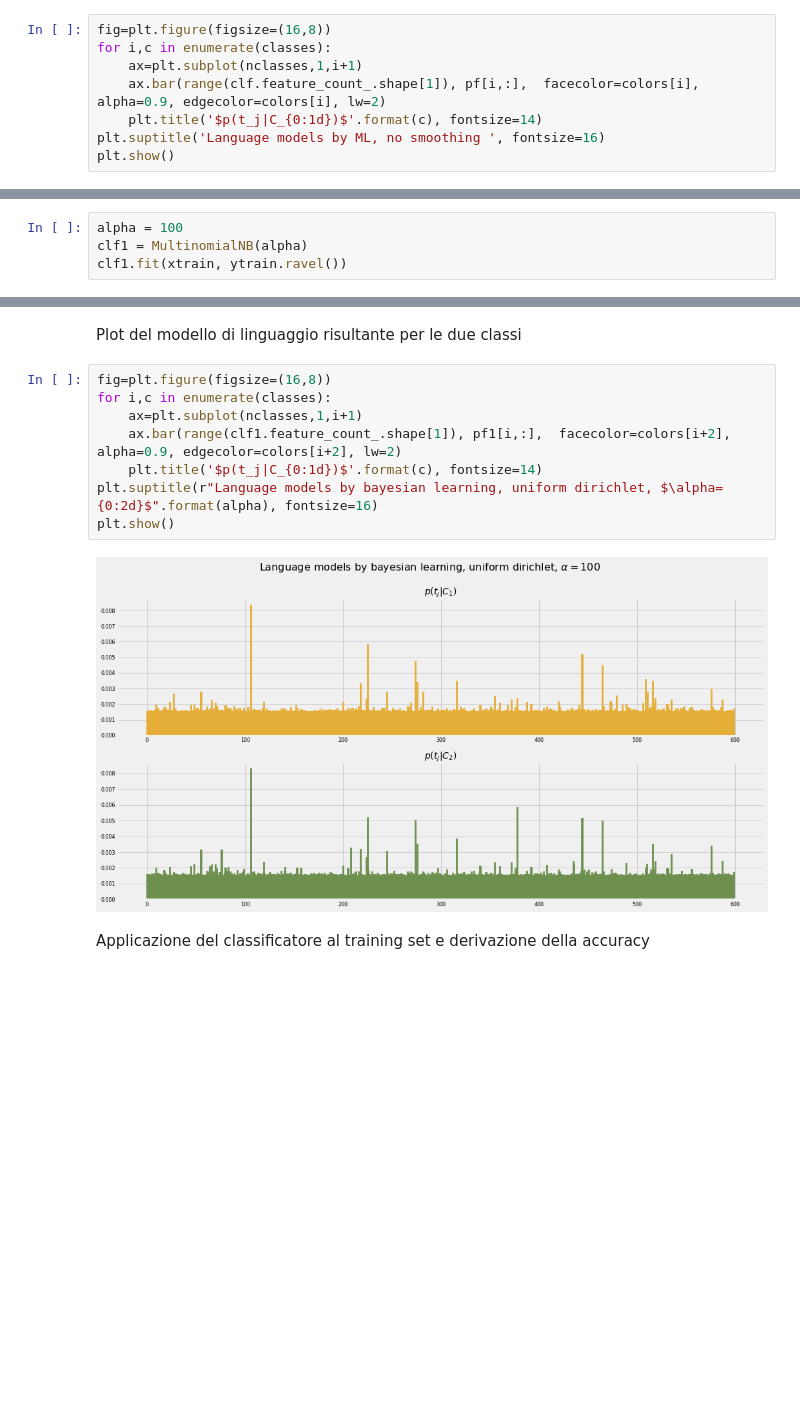
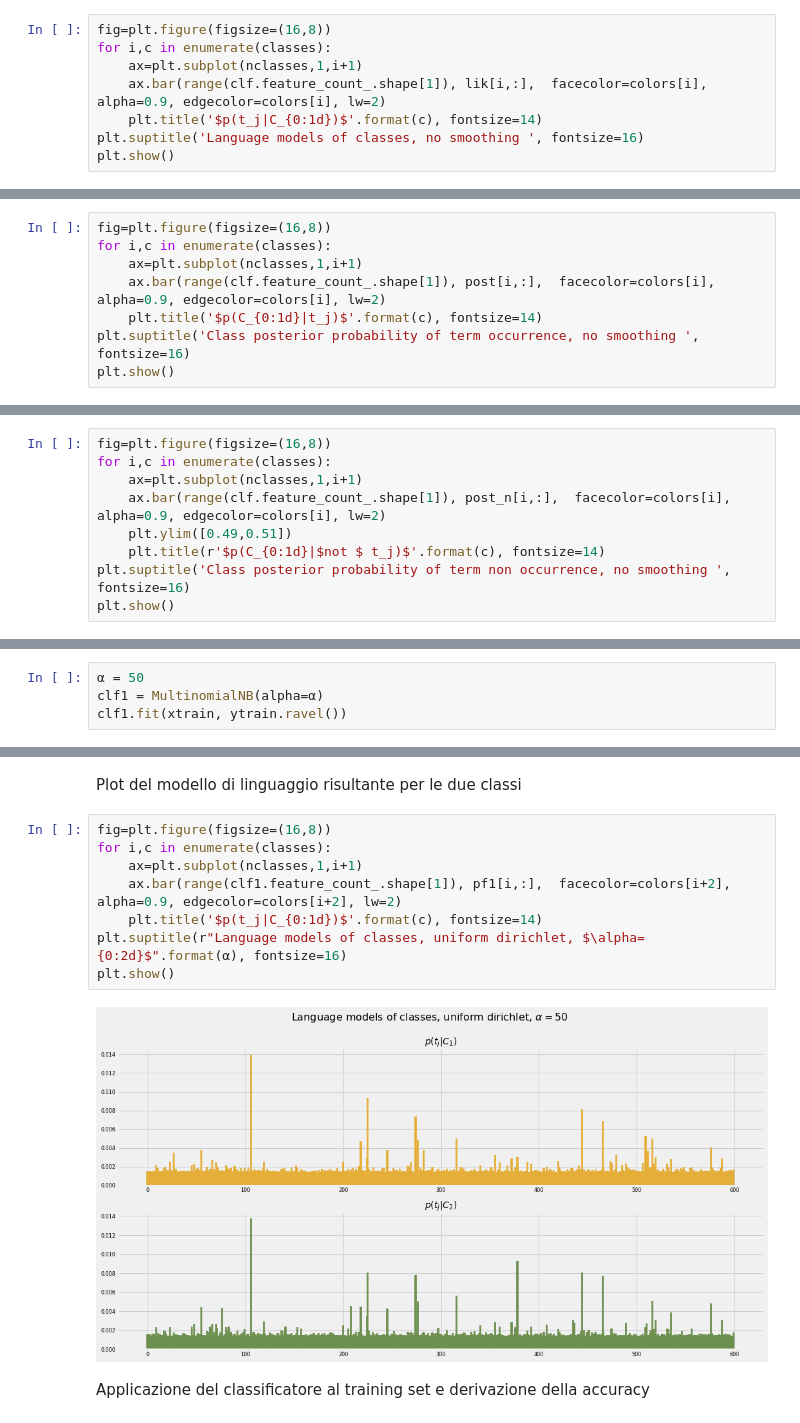
Before and after one commit to tvml/ml2324, a Jupyter notebook: codici/naivebayes.ipynb, the cells around one changed output, grey strips where cells are left out. Saved outputs shown, nothing was run; the diff lists cells and outputs as text; blank space fills up the shorter version.

```diff
--- a/codici/naivebayes.ipynb
+++ b/codici/naivebayes.ipynb
@@ -92,8 +210,8 @@ Plot del modello di linguaggio risultante per le due classi
 fig=plt.figure(figsize=(16,8))
 for i,c in enumerate(classes):
     ax=plt.subplot(nclasses,1,i+1)
-    ax.bar(range(clf.feature_count_.shape[1]), pf[i,:],  facecolor=colors[i], alpha=0.9, edgecolor=colors[i], lw=2)
+    ax.bar(range(clf.feature_count_.shape[1]), lik[i,:],  facecolor=colors[i], alpha=0.9, edgecolor=colors[i], lw=2)
     plt.title('$p(t_j|C_{0:1d})$'.format(c), fontsize=14)
-plt.suptitle('Language models by ML, no smoothing ', fontsize=16)
+plt.suptitle('Language models of classes, no smoothing ', fontsize=16)
 plt.show()
 # %% [output]
@@ -100,0 +219,8 @@ plt.show()
+# %%
+fig=plt.figure(figsize=(16,8))
+for i,c in enumerate(classes):
+    ax=plt.subplot(nclasses,1,i+1)
+    ax.bar(range(clf.feature_count_.shape[1]), post[i,:],  facecolor=colors[i], alpha=0.9, edgecolor=colors[i], lw=2)
+    plt.title('$p(C_{0:1d}|t_j)$'.format(c), fontsize=14)
+plt.suptitle('Class posterior probability of term occurrence, no smoothing ', fontsize=16)
+plt.show()
@@ -100,0 +229,9 @@ plt.show()
+# %%
+fig=plt.figure(figsize=(16,8))
+for i,c in enumerate(classes):
+    ax=plt.subplot(nclasses,1,i+1)
+    ax.bar(range(clf.feature_count_.shape[1]), post_n[i,:],  facecolor=colors[i], alpha=0.9, edgecolor=colors[i], lw=2)
+    plt.ylim([0.49,0.51])
+    plt.title(r'$p(C_{0:1d}|$not $ t_j)$'.format(c), fontsize=14)
+plt.suptitle('Class posterior probability of term non occurrence, no smoothing ', fontsize=16)
+plt.show()
@@ -108,7 +247,7 @@ Accuracy = 0.9211111
 # %% [markdown]
 Istanza classificatore Naive-Bayes con Dirichlet smoothing simmetrico, con iperparametro $\alpha$ ed effettua il learning sul dataset
 # %%
-alpha = 100
-clf1 = MultinomialNB(alpha)
+α = 50
+clf1 = MultinomialNB(alpha=α)
 clf1.fit(xtrain, ytrain.ravel())
 # %% [output]
@@ -122,13 +261,13 @@ Plot del modello di linguaggio risultante per le due classi
 # %%
 fig=plt.figure(figsize=(16,8))
 for i,c in enumerate(classes):
     ax=plt.subplot(nclasses,1,i+1)
     ax.bar(range(clf1.feature_count_.shape[1]), pf1[i,:],  facecolor=colors[i+2], alpha=0.9, edgecolor=colors[i+2], lw=2)
     plt.title('$p(t_j|C_{0:1d})$'.format(c), fontsize=14)
-plt.suptitle(r"Language models by bayesian learning, uniform dirichlet, $\alpha= {0:2d}$".format(alpha), fontsize=16)
+plt.suptitle(r"Language models of classes, uniform dirichlet, $\alpha= {0:2d}$".format(α), fontsize=16)
 plt.show()
 # %% [output]
-[figure, old version]
+[figure, new version]
 # %% [markdown]
 Applicazione del classificatore al training set e derivazione della accuracy
 # %%
```
Also changed, not shown: parts of 40 cells of this notebook.
